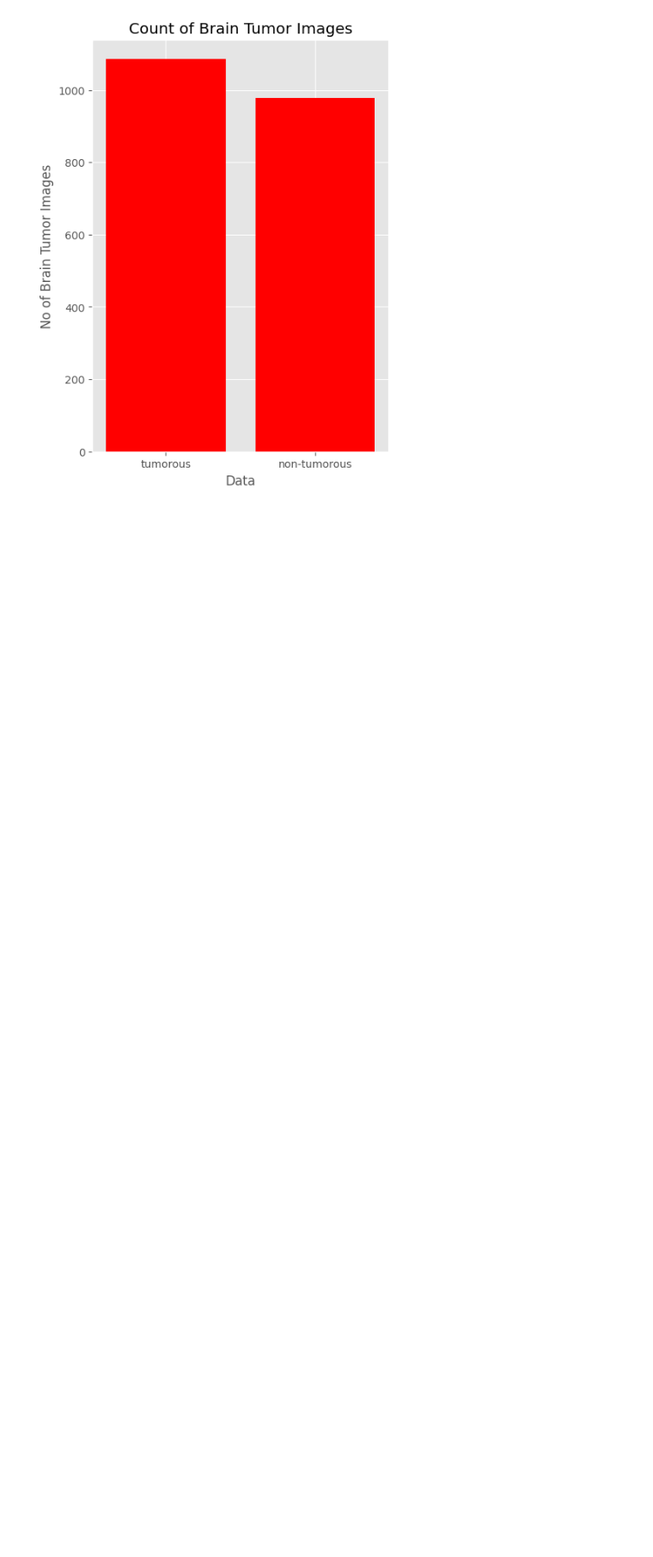
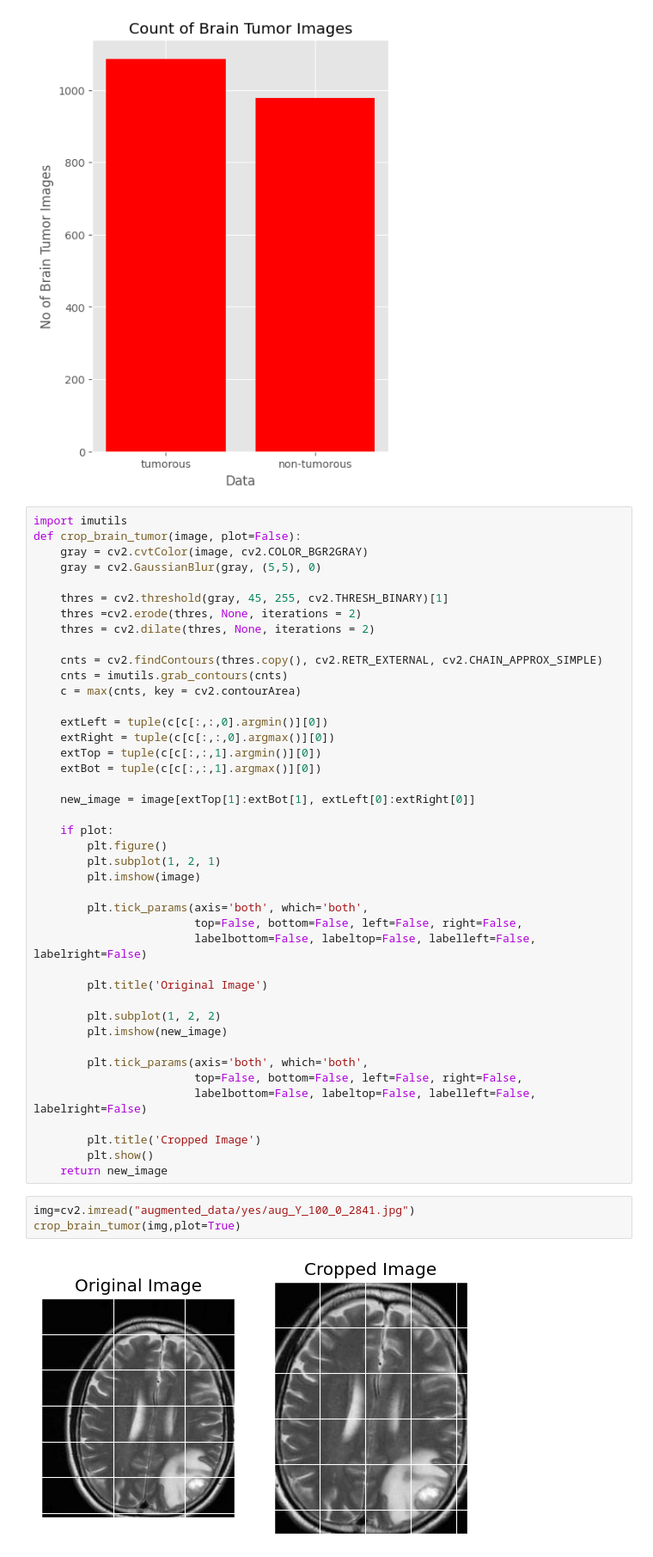
Before and after one commit to NarendarB0152/BrainTumorUsingDL, a Jupyter notebook: BrainTumordetection.ipynb, the cells around one changed output. Shown at 86% size. Saved outputs shown, nothing was run; the diff lists cells and outputs as text; blank space fills up the shorter version.

```diff
--- a/BrainTumordetection.ipynb
+++ b/BrainTumordetection.ipynb
@@ -156,3 +156,50 @@ plt.title("Count of Brain Tumor Images")
 plt.show()
 # %% [output]
 [figure]
+# %%
+import imutils
+def crop_brain_tumor(image, plot=False):
+    gray = cv2.cvtColor(image, cv2.COLOR_BGR2GRAY)
+    gray = cv2.GaussianBlur(gray, (5,5), 0)
+
+    thres = cv2.threshold(gray, 45, 255, cv2.THRESH_BINARY)[1]
+    thres =cv2.erode(thres, None, iterations = 2)
+    thres = cv2.dilate(thres, None, iterations = 2)
+
+    cnts = cv2.findContours(thres.copy(), cv2.RETR_EXTERNAL, cv2.CHAIN_APPROX_SIMPLE)
+    cnts = imutils.grab_contours(cnts)
+    c = max(cnts, key = cv2.contourArea)
+
+    extLeft = tuple(c[c[:,:,0].argmin()][0])
+    extRight = tuple(c[c[:,:,0].argmax()][0])
+    extTop = tuple(c[c[:,:,1].argmin()][0])
+    extBot = tuple(c[c[:,:,1].argmax()][0])
+
+    new_image = image[extTop[1]:extBot[1], extLeft[0]:extRight[0]]
+
+    if plot:
+        plt.figure()
+        plt.subplot(1, 2, 1)
+        plt.imshow(image)
+
+        plt.tick_params(axis='both', which='both',
+                        top=False, bottom=False, left=False, right=False,
+                        labelbottom=False, labeltop=False, labelleft=False, labelright=False)
+
+        plt.title('Original Image')
+
+        plt.subplot(1, 2, 2)
+        plt.imshow(new_image)
+
+        plt.tick_params(axis='both', which='both',
+                        top=False, bottom=False, left=False, right=False,
+                        labelbottom=False, labeltop=False, labelleft=False, labelright=False)
+
+        plt.title('Cropped Image')
+        plt.show()
+    return new_image
+# %%
+img=cv2.imread("augmented_data/yes/aug_Y_100_0_2841.jpg")
+crop_brain_tumor(img,plot=True)
+# %% [output]
+[figure, added]
```
Also changed, not shown: parts of 2 cells of this notebook.
